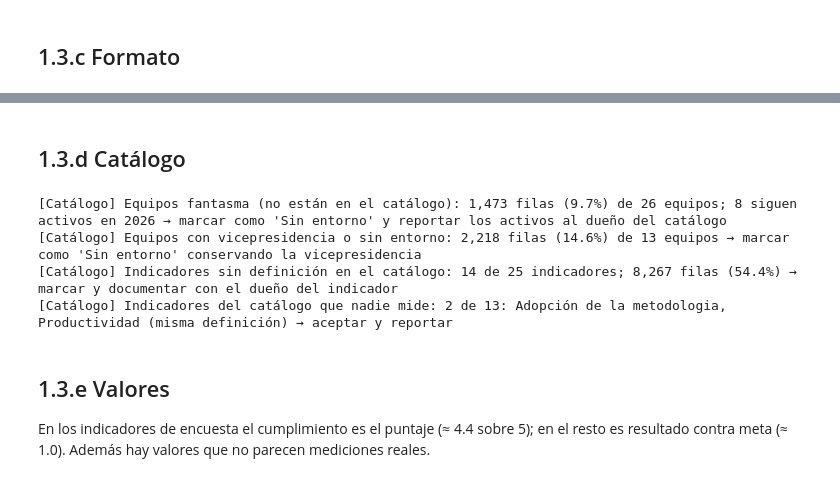
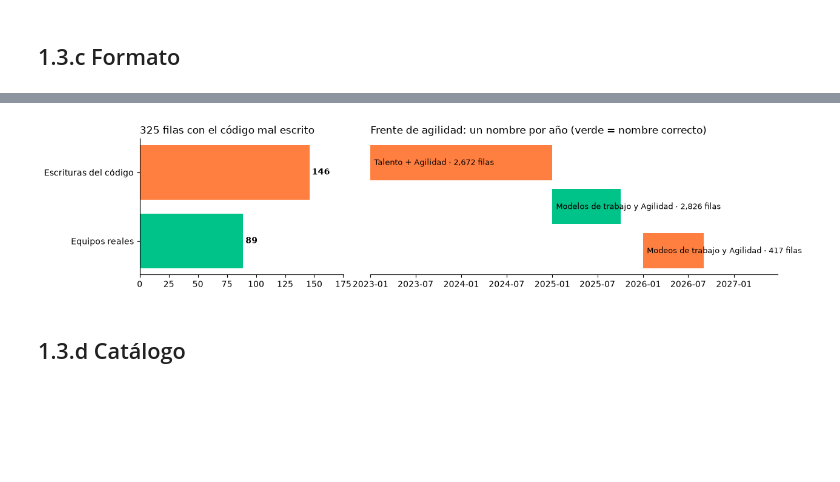
Before and after one commit to santiagoneusa/cib-de-technical-interview, a Jupyter notebook: 1_experimentacion/notebooks/1_3_evaluacion_calidad.ipynb, the cells around one changed output, grey strips where cells are left out. Saved outputs shown, nothing was run; the diff lists cells and outputs as text; code cells hidden in the pictures; blank space fills up the shorter version.

```diff
--- a/1_experimentacion/notebooks/1_3_evaluacion_calidad.ipynb
+++ b/1_experimentacion/notebooks/1_3_evaluacion_calidad.ipynb
@@ -146,35 +154,31 @@ registrar("Formato", "Un frente con tres nombres", frentes.sum(),
+# %%
+mal_escrito = kpis["Codigo_EQU"].notna() & (kpis["Codigo_EQU"] != kpis["codigo_equipo"])
+minusculas = mal_escrito & kpis["Codigo_EQU"].str.contains("[a-z]", na=False)
+FRENTES_AGILIDAD = {"Talento + Agilidad": NARANJA, "Modelos de trabajo y Agilidad": VERDE, "Modeos de trabajo y Agilidad": NARANJA}
+frente_a_corregir = kpis["Frente"].isin(["Talento + Agilidad", "Modeos de trabajo y Agilidad"])
+
+fig, (izq, der) = plt.subplots(1, 2, figsize=(13, 3), gridspec_kw={"width_ratios": [1, 2]})
+escrituras = {"Escrituras del código": kpis["Codigo_EQU"].nunique(), "Equipos reales": kpis["codigo_equipo"].nunique()}
+izq.barh(list(escrituras)[::-1], list(escrituras.values())[::-1], color=[VERDE, NARANJA])
+for i, n in enumerate(list(escrituras.values())[::-1]):
+    izq.text(n + 2, i, str(n), va="center", fontweight="bold")
+izq.set_xlim(0, max(escrituras.values()) * 1.2)
+izq.set_title(f"{mal_escrito.sum()} filas con el código mal escrito", loc="left")
+limpiar_ejes(izq)
+
+fechas = pd.to_datetime(kpis["Corte"], format="%Y%m")
+periodos = fechas[kpis["Frente"].isin(FRENTES_AGILIDAD)].groupby(kpis["Frente"]).agg(["min", "max", "size"]).loc[list(FRENTES_AGILIDAD)]
+for i, (nombre, p) in enumerate(periodos.iterrows()):
+    der.barh(i, p["max"] - p["min"] + pd.Timedelta(days=31), left=p["min"], color=FRENTES_AGILIDAD[nombre])
+    der.text(p["min"] + pd.Timedelta(days=15), i, f"{nombre} · {p['size']:,} filas", va="center", fontsize=9)
+der.invert_yaxis()
+der.set_xlim(right=periodos["max"].max() + pd.Timedelta(days=330))
+der.set_yticks([])
+der.set_title("Frente de agilidad: un nombre por año (verde = nombre correcto)", loc="left")
+limpiar_ejes(der, ("top", "right", "left"))
+plt.tight_layout()
+plt.show()
+# %% [output]
+[figure, added]
 # %% [markdown]
 ## 1.3.d Catálogo
-# %%
-fantasma = kpis["codigo_equipo"].notna() & ~kpis["codigo_equipo"].isin(cat_entornos["Codigo_EQU"])
-ultimo_mes = kpis[fantasma].groupby("codigo_equipo")["Corte"].max()
-registrar("Catálogo", "Equipos fantasma (no están en el catálogo)", fantasma.sum(),
-          f"{pct(fantasma.sum())} de {ultimo_mes.size} equipos; {(ultimo_mes >= '202601').sum()} siguen activos en 2026",
-          "No se pueden agrupar por entorno.", "marcar como 'Sin entorno' y reportar los activos al dueño del catálogo")
-
-padre = kpis["codigo_equipo"].map(cat_entornos.set_index("Codigo_EQU")["Codigo_Padre"])
-no_entorno = padre.notna() & ~padre.str.startswith("ENX", na=False)
-registrar("Catálogo", "Equipos con vicepresidencia o sin entorno", no_entorno.sum(),
-          f"{pct(no_entorno.sum())} de {kpis.loc[no_entorno, 'codigo_equipo'].nunique()} equipos",
-          "Mezclarlos con entornos compara niveles distintos de la organización.",
-          "marcar como 'Sin entorno' conservando la vicepresidencia")
-
-documentados = set(cat_indicadores["Indicador"].map(simplificar))
-no_documentado = ~kpis["Indicador"].map(simplificar).isin(documentados)
-registrar("Catálogo", "Indicadores sin definición en el catálogo", no_documentado.sum(),
-          f"{kpis.loc[no_documentado, 'Indicador'].nunique()} de {kpis['Indicador'].nunique()} indicadores; {pct(no_documentado.sum())}",
-          "No se sabe qué miden, en qué unidad ni si más alto es mejor.", "marcar y documentar con el dueño del indicador")
-
-sin_equipos = cat_indicadores[~cat_indicadores["Indicador"].map(simplificar).isin(set(kpis["Indicador"].map(simplificar)))]
-registrar("Catálogo", "Indicadores del catálogo que nadie mide", 0,
-          f"{len(sin_equipos)} de {len(cat_indicadores)}: {', '.join(sin_equipos['Indicador'])} (misma definición)",
-          "Catálogo desactualizado o índice consolidado que no llega a la base.", "aceptar y reportar")
-# %% [output]
-[Catálogo] Equipos fantasma (no están en el catálogo): 1,473 filas (9.7%) de 26 equipos; 8 siguen activos en 2026 → marcar como 'Sin entorno' y reportar los activos al dueño del catálogo
-[Catálogo] Equipos con vicepresidencia o sin entorno: 2,218 filas (14.6%) de 13 equipos → marcar como 'Sin entorno' conservando la vicepresidencia
-[Catálogo] Indicadores sin definición en el catálogo: 14 de 25 indicadores; 8,267 filas (54.4%) → marcar y documentar con el dueño del indicador
-[Catálogo] Indicadores del catálogo que nadie mide: 2 de 13: Adopción de la metodologia, Productividad (misma definición) → aceptar y reportar
-# %% [markdown]
-## 1.3.e Valores
-
-En los indicadores de encuesta el cumplimiento es el puntaje (≈ 4.4 sobre 5); en el resto es resultado contra meta (≈ 1.0). Además hay valores que no parecen mediciones reales.
```
Also changed, not shown: parts of 21 cells of this notebook, 4 other files.
